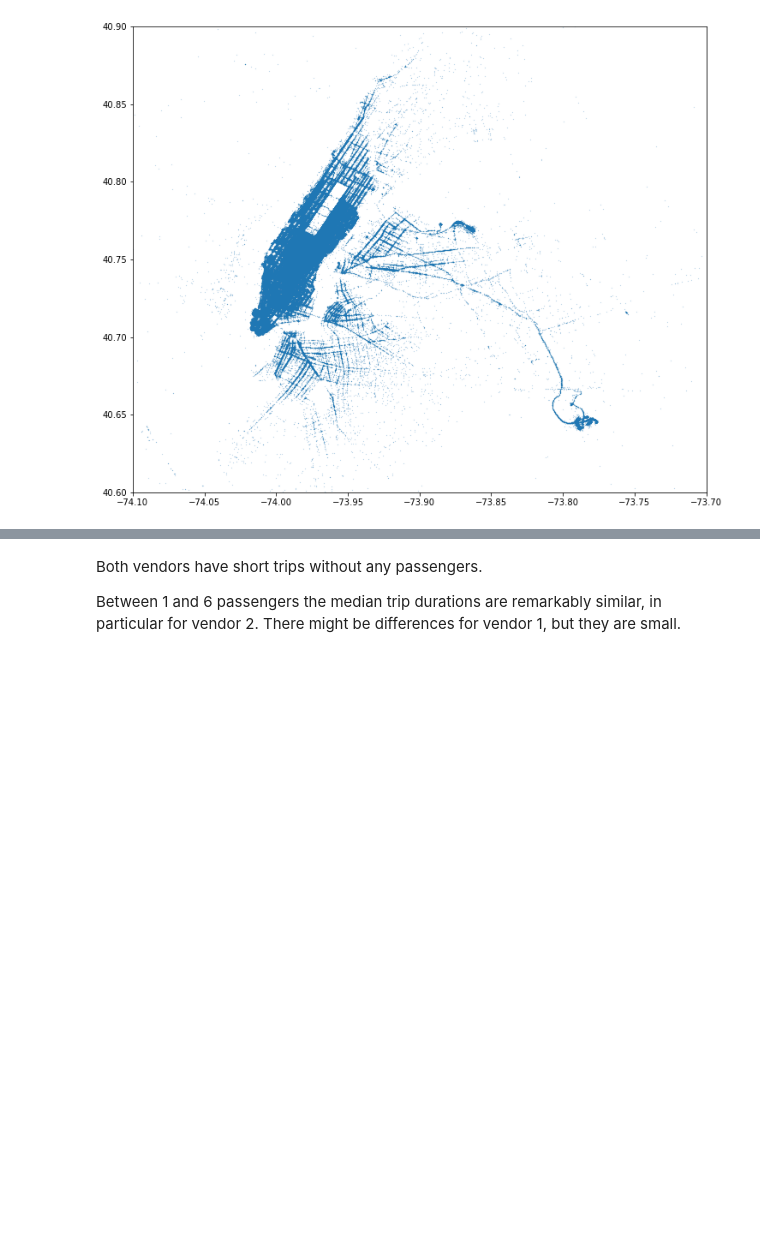
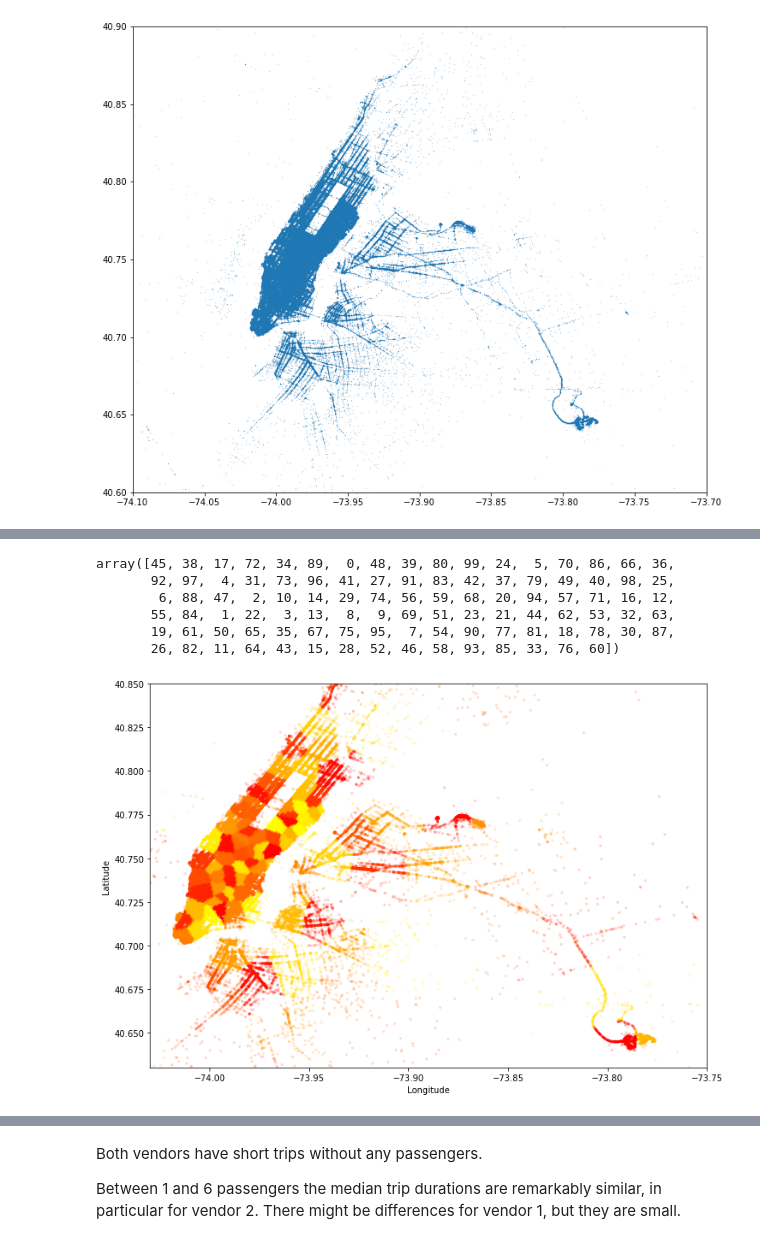
Before and after one commit to anahita5355/Capstone_2, a Jupyter notebook: Data_wrangling_and_EDA.ipynb, the cells around one changed output, grey strips where cells are left out. Drawn from its saved outputs; the diff is of its cells as text; code cells hidden in the pictures; blank space fills up the shorter version.

```diff
--- a/Data_wrangling_and_EDA.ipynb
+++ b/Data_wrangling_and_EDA.ipynb
@@ -505,3 +558,8 @@ coords = np.vstack((train[['pickup_latitude', 'pickup_longitude']].values,
 
 sample_ind = np.random.permutation(len(coords))[:500000]
 kmeans = MiniBatchKMeans(n_clusters=100, batch_size=10000).fit(coords[sample_ind])
+# %%
+train.loc[:, 'pickup_cluster'] = kmeans.predict(train[['pickup_latitude', 'pickup_longitude']])
+train.loc[:, 'dropoff_cluster'] = kmeans.predict(train[['dropoff_latitude', 'dropoff_longitude']])
+test.loc[:, 'pickup_cluster'] = kmeans.predict(test[['pickup_latitude', 'pickup_longitude']])
+test.loc[:, 'dropoff_cluster'] = kmeans.predict(test[['dropoff_latitude', 'dropoff_longitude']])
@@ -507,0 +581,20 @@ kmeans = MiniBatchKMeans(n_clusters=100, batch_size=10000).fit(coords[sample_ind
+# %%
+train['pickup_cluster'].unique()
+# %% [output]
+array([45, 38, 17, 72, 34, 89,  0, 48, 39, 80, 99, 24,  5, 70, 86, 66, 36,
+       92, 97,  4, 31, 73, 96, 41, 27, 91, 83, 42, 37, 79, 49, 40, 98, 25,
+        6, 88, 47,  2, 10, 14, 29, 74, 56, 59, 68, 20, 94, 57, 71, 16, 12,
+       55, 84,  1, 22,  3, 13,  8,  9, 69, 51, 23, 21, 44, 62, 53, 32, 63,
+       19, 61, 50, 65, 35, 67, 75, 95,  7, 54, 90, 77, 81, 18, 78, 30, 87,
+       26, 82, 11, 64, 43, 15, 28, 52, 46, 58, 93, 85, 33, 76, 60])
+# %%
+fig, ax = plt.subplots(ncols=1, nrows=1)
+ax.scatter(train.pickup_longitude.values[:500000], train.pickup_latitude.values[:500000], s=10, lw=0,
+           c=train.pickup_cluster[:500000].values, cmap='autumn', alpha=0.2)
+ax.set_xlim(city_long_border)
+ax.set_ylim(city_lat_border)
+ax.set_xlabel('Longitude')
+ax.set_ylabel('Latitude')
+plt.show()
+# %% [output]
+[figure, added]
```
Also changed, not shown: parts of 36 cells of this notebook.
